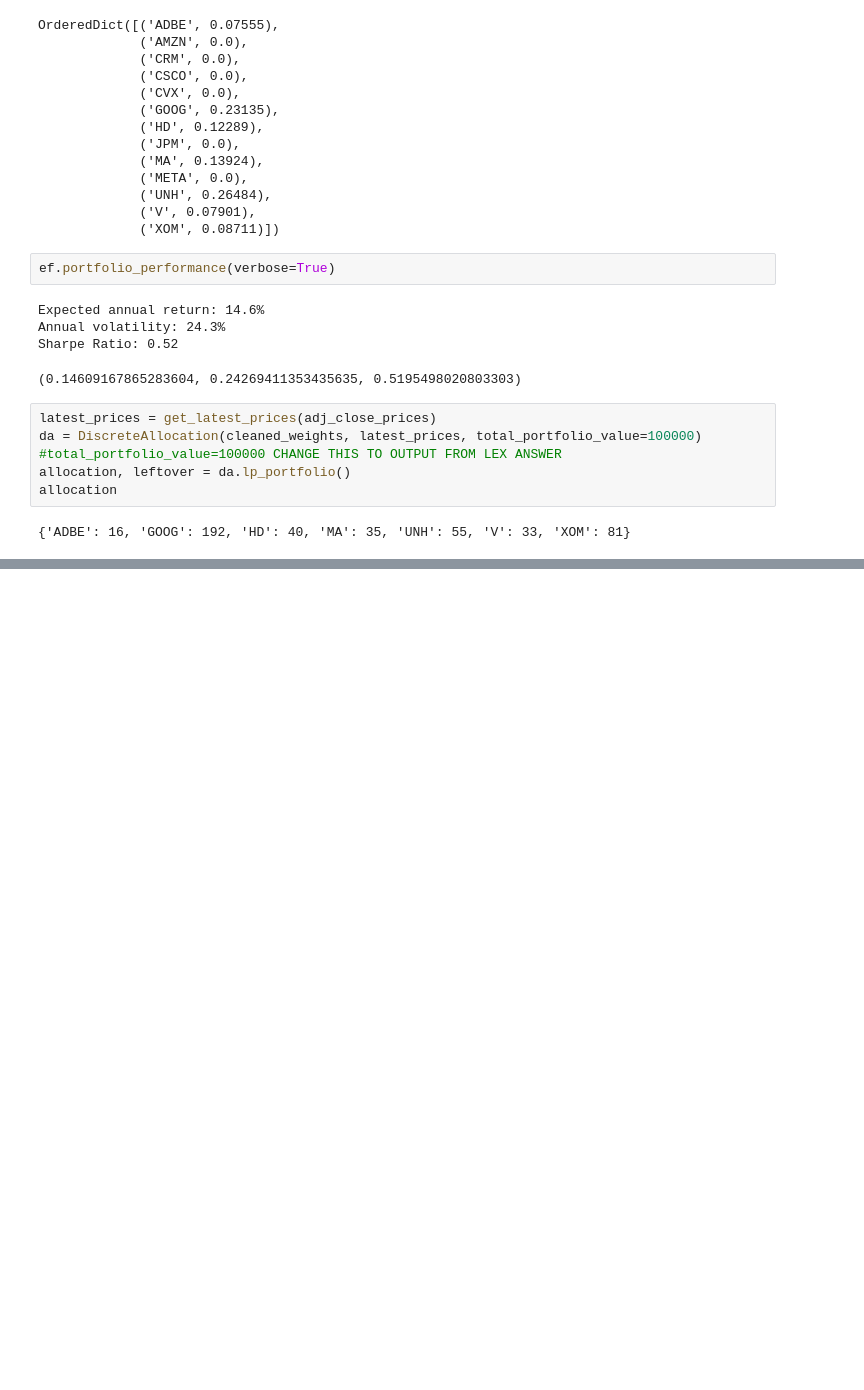
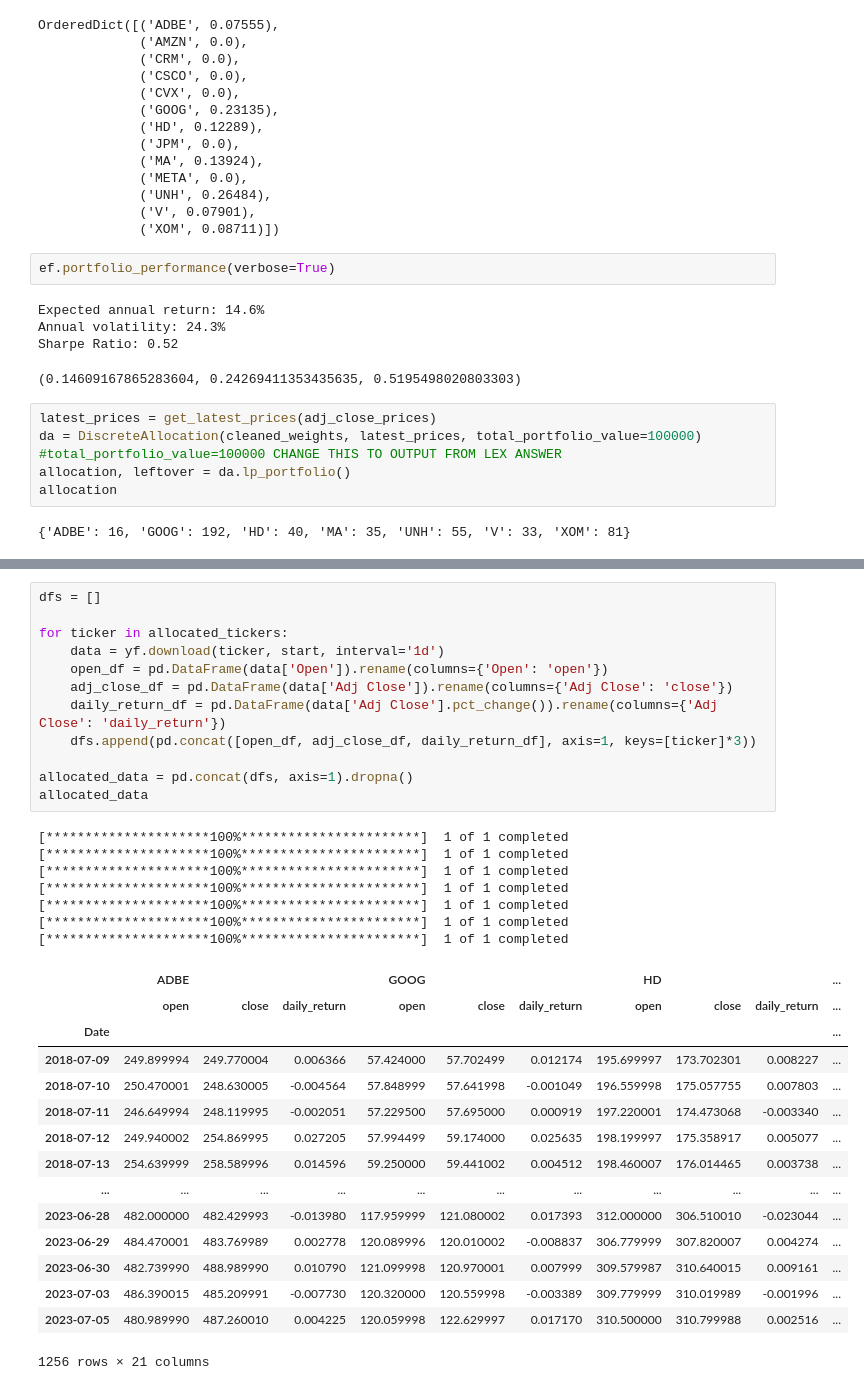
Before and after one commit to ssenhouse/project_2_lex_luthor_advisor, a Jupyter notebook: Asset_Quant_Data.ipynb, the cells around one changed output, grey strips where cells are left out. Drawn from its saved outputs; the diff is of its cells as text; blank space fills up the shorter version.

```diff
--- a/Asset_Quant_Data.ipynb
+++ b/Asset_Quant_Data.ipynb
@@ -781,0 +795,35 @@ allocation
+# %%
+dfs = []
+
+for ticker in allocated_tickers:
+    data = yf.download(ticker, start, interval='1d')
+    open_df = pd.DataFrame(data['Open']).rename(columns={'Open': 'open'})
+    adj_close_df = pd.DataFrame(data['Adj Close']).rename(columns={'Adj Close': 'close'})
+    daily_return_df = pd.DataFrame(data['Adj Close'].pct_change()).rename(columns={'Adj Close': 'daily_return'})
+    dfs.append(pd.concat([open_df, adj_close_df, daily_return_df], axis=1, keys=[ticker]*3))
+
+allocated_data = pd.concat(dfs, axis=1).dropna()
+allocated_data
+# %% [output]
+[*********************100%***********************]  1 of 1 completed
+[*********************100%***********************]  1 of 1 completed
+[*********************100%***********************]  1 of 1 completed
+[*********************100%***********************]  1 of 1 completed
+[*********************100%***********************]  1 of 1 completed
+[*********************100%***********************]  1 of 1 completed
+[*********************100%***********************]  1 of 1 completed
+|  | ADBE |  |  | GOOG |  |  | HD |  |  | ... |
+|  | open | close | daily_return | open | close | daily_return | open | close | daily_return | ... |
+| Date |  |  |  |  |  |  |  |  |  | ... |
+| 2018-07-09 | 249.899994 | 249.770004 | 0.006366 | 57.424000 | 57.702499 | 0.012174 | 195.699997 | 173.702301 | 0.008227 | ... |
+| 2018-07-10 | 250.470001 | 248.630005 | -0.004564 | 57.848999 | 57.641998 | -0.001049 | 196.559998 | 175.057755 | 0.007803 | ... |
+| 2018-07-11 | 246.649994 | 248.119995 | -0.002051 | 57.229500 | 57.695000 | 0.000919 | 197.220001 | 174.473068 | -0.003340 | ... |
+| 2018-07-12 | 249.940002 | 254.869995 | 0.027205 | 57.994499 | 59.174000 | 0.025635 | 198.199997 | 175.358917 | 0.005077 | ... |
+| 2018-07-13 | 254.639999 | 258.589996 | 0.014596 | 59.250000 | 59.441002 | 0.004512 | 198.460007 | 176.014465 | 0.003738 | ... |
+| ... | ... | ... | ... | ... | ... | ... | ... | ... | ... | ... |
+| 2023-06-28 | 482.000000 | 482.429993 | -0.013980 | 117.959999 | 121.080002 | 0.017393 | 312.000000 | 306.510010 | -0.023044 | ... |
+| 2023-06-29 | 484.470001 | 483.769989 | 0.002778 | 120.089996 | 120.010002 | -0.008837 | 306.779999 | 307.820007 | 0.004274 | ... |
+| 2023-06-30 | 482.739990 | 488.989990 | 0.010790 | 121.099998 | 120.970001 | 0.007999 | 309.579987 | 310.640015 | 0.009161 | ... |
+| 2023-07-03 | 486.390015 | 485.209991 | -0.007730 | 120.320000 | 120.559998 | -0.003389 | 309.779999 | 310.019989 | -0.001996 | ... |
+| 2023-07-05 | 480.989990 | 487.260010 | 0.004225 | 120.059998 | 122.629997 | 0.017170 | 310.500000 | 310.799988 | 0.002516 | ... |
+1256 rows × 21 columns
```
Also changed, not shown: parts of 11 cells of this notebook.
